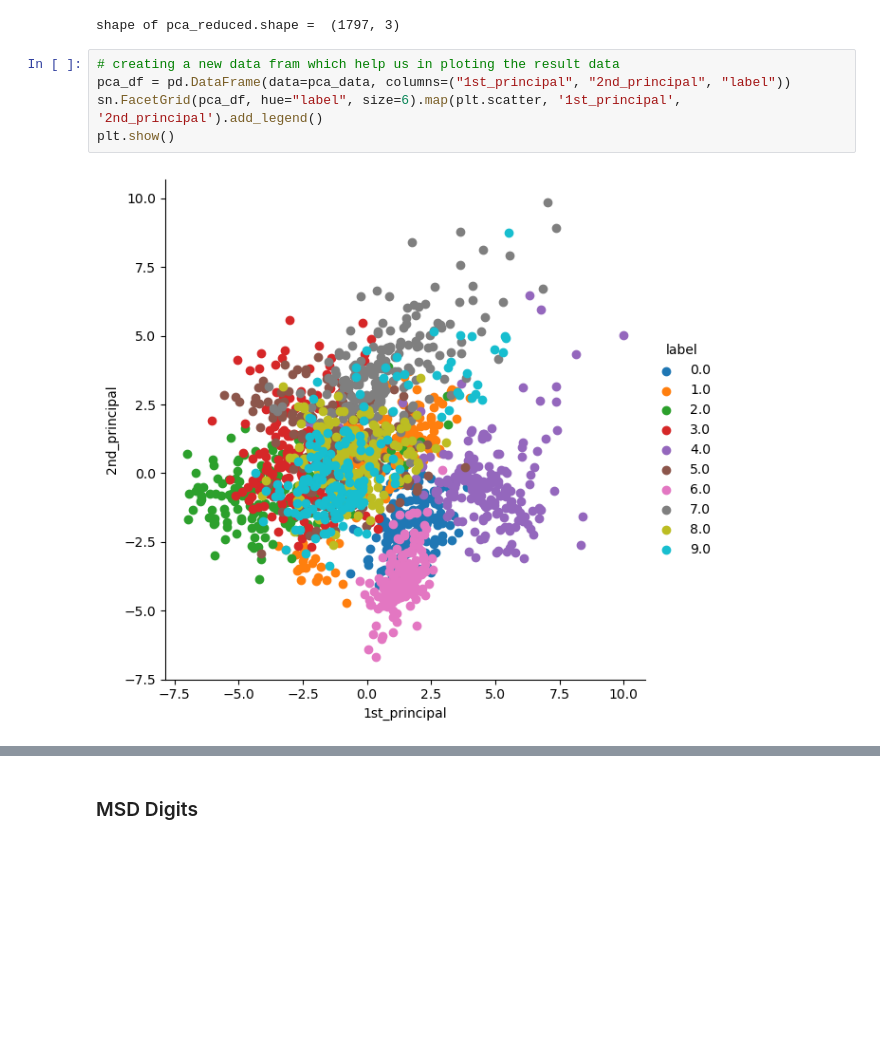
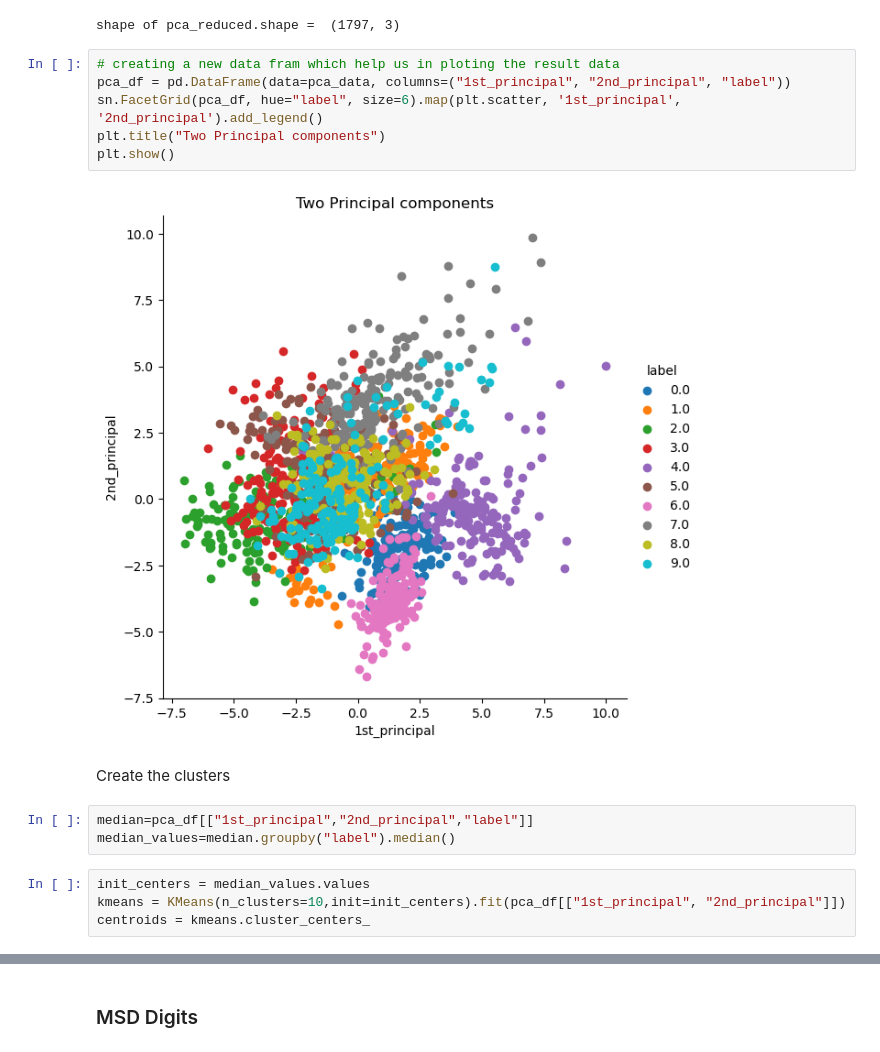
Before and after one commit to afrincon2/Computational_linear_algebra, a Jupyter notebook: pca_msd_tSNE.ipynb, the cells around one changed output, grey strips where cells are left out. Drawn from its saved outputs; the diff is of its cells as text; blank space fills up the shorter version.

```diff
--- a/pca_msd_tSNE.ipynb
+++ b/pca_msd_tSNE.ipynb
@@ -37,7 +38,17 @@ shape of pca_reduced.shape =  (1797, 3)
 # %%
 # creating a new data fram which help us in ploting the result data
 pca_df = pd.DataFrame(data=pca_data, columns=("1st_principal", "2nd_principal", "label"))
 sn.FacetGrid(pca_df, hue="label", size=6).map(plt.scatter, '1st_principal', '2nd_principal').add_legend()
+plt.title("Two Principal components")
 plt.show()
 # %% [output]
-[figure, old version]
+[figure, new version]
+# %% [markdown]
+Create the clusters
+# %%
+median=pca_df[["1st_principal","2nd_principal","label"]]
+median_values=median.groupby("label").median()
+# %%
+init_centers = median_values.values
+kmeans = KMeans(n_clusters=10,init=init_centers).fit(pca_df[["1st_principal", "2nd_principal"]])
+centroids = kmeans.cluster_centers_
```
Also changed, not shown: parts of 17 cells of this notebook.
